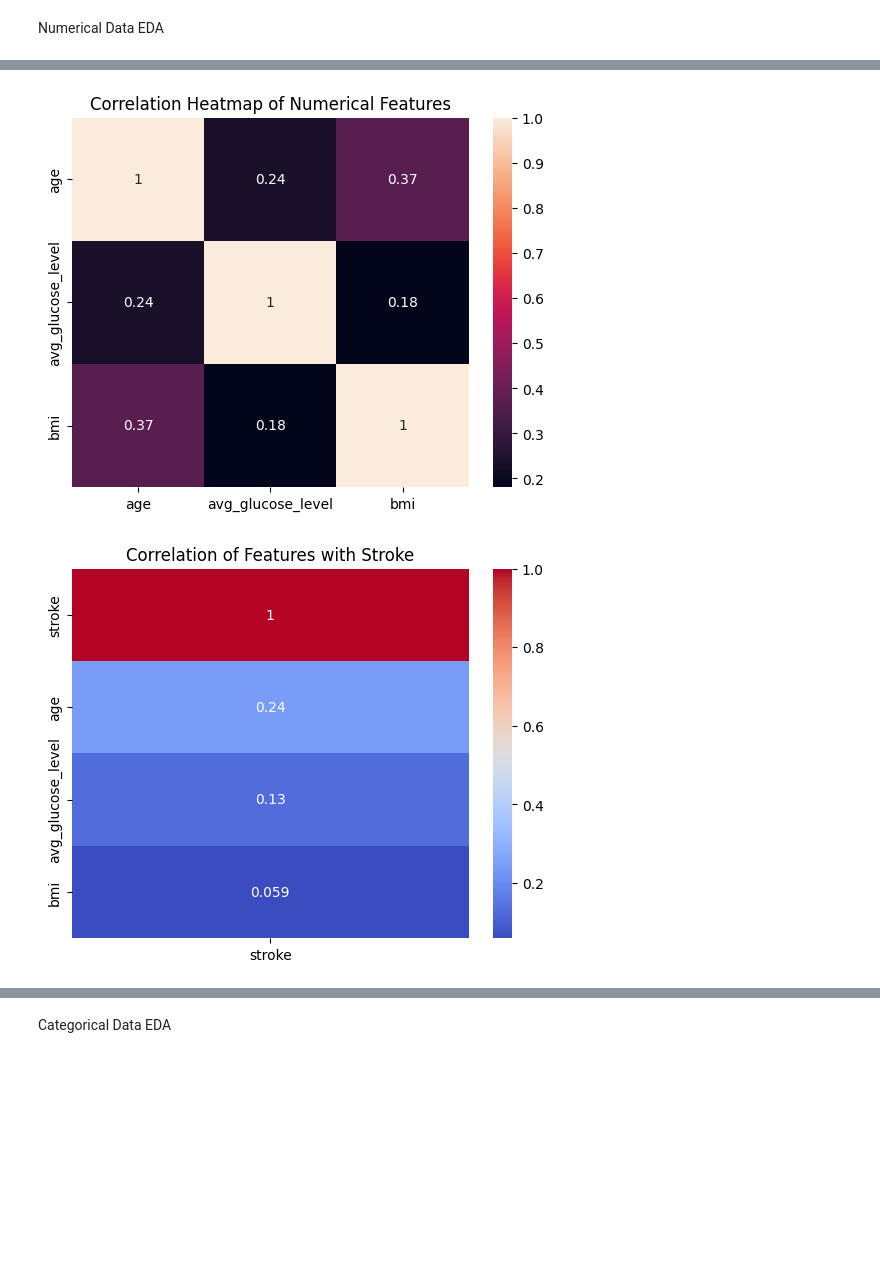
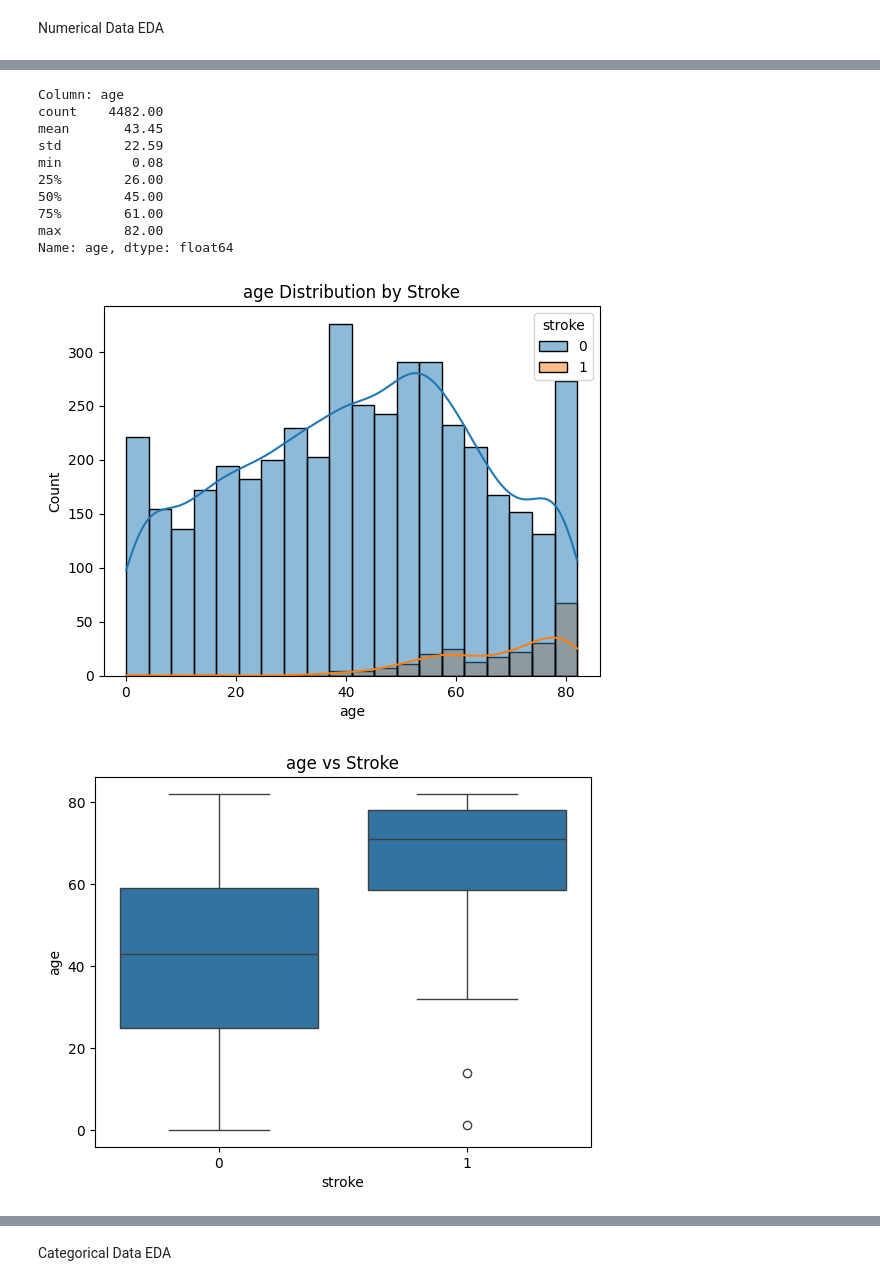
Before and after one commit to sunilramjali/ml_datascienceproject_remote, a Jupyter notebook: brainstroke.ipynb, the cells around one changed output, grey strips where cells are left out. Cells and saved outputs as stored; diff of their text form; code cells hidden in the pictures; blank space fills up the shorter version.

```diff
--- a/brainstroke.ipynb
+++ b/brainstroke.ipynb
@@ -180,6 +169,0 @@ plot_numeric_distributions(df)
-# %%
-# Visualise using boxplots to check relationship between numerical features and target variable
-for col in num_cols:
-    sns.boxplot(x="stroke", y=col, data=df)
-    plt.title(f"{col} vs Stroke")
-    plt.show()
@@ -190,21 +170,39 @@ for col in num_cols:
-# %%
-# Coorelation between numerical features
-sns.heatmap(df[num_cols].corr(), annot=True)
-plt.title("Correlation Heatmap of Numerical Features")
-plt.show()
-# %% [output]
-[figure, removed]
-# %%
-# Correlation of features with target variable
-corr = df[num_cols + ["stroke"]].corr()
-
-sns.heatmap(
-    corr[["stroke"]].sort_values(by="stroke", ascending=False),
-    annot=True,
-    cmap="coolwarm"
-)
-
-plt.title("Correlation of Features with Stroke")
-plt.show()
-# %% [output]
-[figure, removed]
+# %%
+def numerical_eda(df, num_cols):
+    """
+    Performs EDA on numerical columns with comparison against target (stroke)
+    """
+    for col in num_cols:
+        print(f"\nColumn: {col}")
+        print(df[col].describe().round(2))  # Summary statistics
+
+        # Distribution by stroke
+        sns.histplot(data=df, x=col, hue="stroke", kde=True)
+        plt.title(f"{col} Distribution by Stroke")
+        plt.show()
+
+        # Boxplot vs stroke
+        sns.boxplot(data=df, x="stroke", y=col)
+        plt.title(f"{col} vs Stroke")
+        plt.show()
+
+    # Correlation heatmap
+    corr = df[num_cols + ["stroke"]].corr()
+    sns.heatmap(corr, annot=True, cmap="coolwarm", fmt=".2f")
+    plt.title("Correlation Heatmap")
+    plt.show()
+
+numerical_eda(df, num_cols)
+# %% [output]
+Column: age
+count    4482.00
+mean       43.45
+std        22.59
+min         0.08
+25%        26.00
+50%        45.00
+75%        61.00
+max        82.00
+Name: age, dtype: float64
+[figure, added]
+[figure, added]
```
Also changed, not shown: parts of 62 cells of this notebook, 12 other files.
